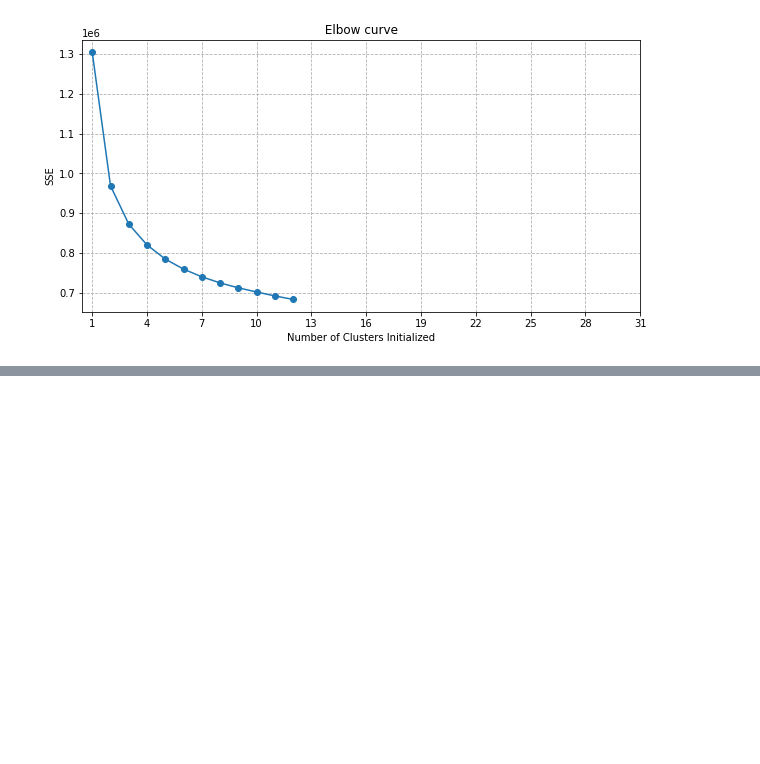
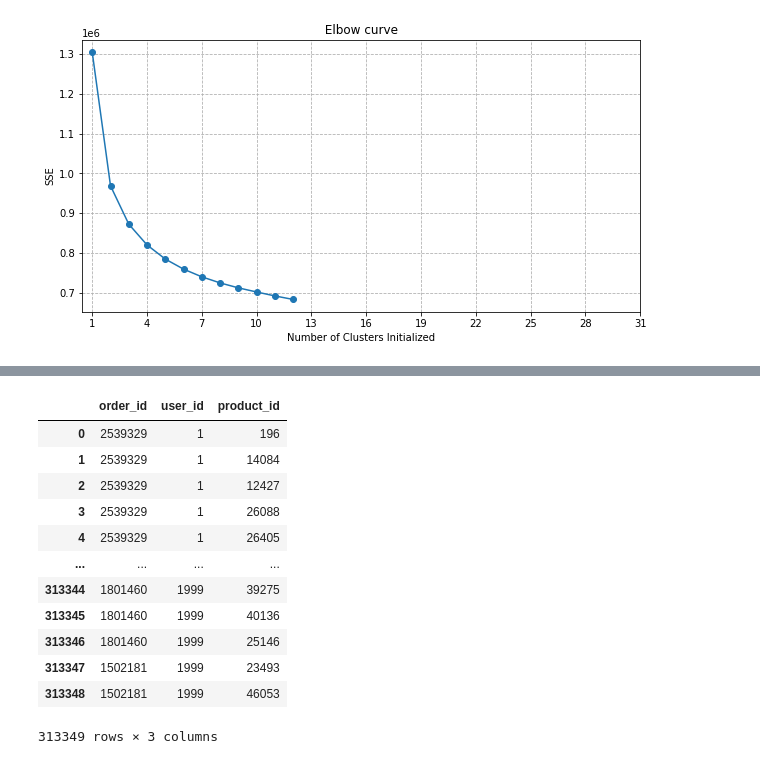
Before and after one commit to charles0808/CMPE255-InstaCart, a Jupyter notebook: term_project_zyl.ipynb, the cells around one changed output, grey strips where cells are left out. Saved outputs shown, nothing was run; the diff lists cells and outputs as text; code cells hidden in the pictures; blank space fills up the shorter version.

```diff
--- a/term_project_zyl.ipynb
+++ b/term_project_zyl.ipynb
@@ -302,0 +343,17 @@ Text(0.5, 1.0, ' Elbow curve ')
+# %%
+user_product_part1 = user_product_id[user_product_id['user_id'].isin(user_class1) ]
+user_product_part1
+# %% [output]
+|  | order_id | user_id | product_id |
+| 0 | 2539329 | 1 | 196 |
+| 1 | 2539329 | 1 | 14084 |
+| 2 | 2539329 | 1 | 12427 |
+| 3 | 2539329 | 1 | 26088 |
+| 4 | 2539329 | 1 | 26405 |
+| ... | ... | ... | ... |
+| 313344 | 1801460 | 1999 | 39275 |
+| 313345 | 1801460 | 1999 | 40136 |
+| 313346 | 1801460 | 1999 | 25146 |
+| 313347 | 1502181 | 1999 | 23493 |
+| 313348 | 1502181 | 1999 | 46053 |
+313349 rows × 3 columns
```
Also changed, not shown: parts of 11 cells of this notebook.
